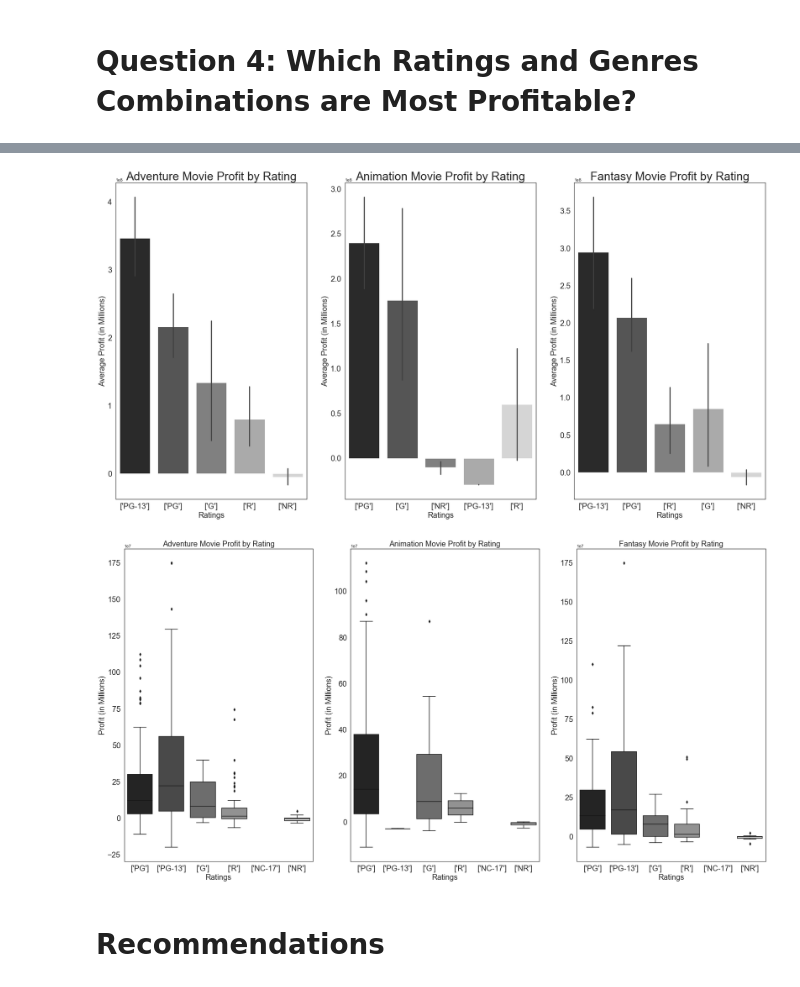
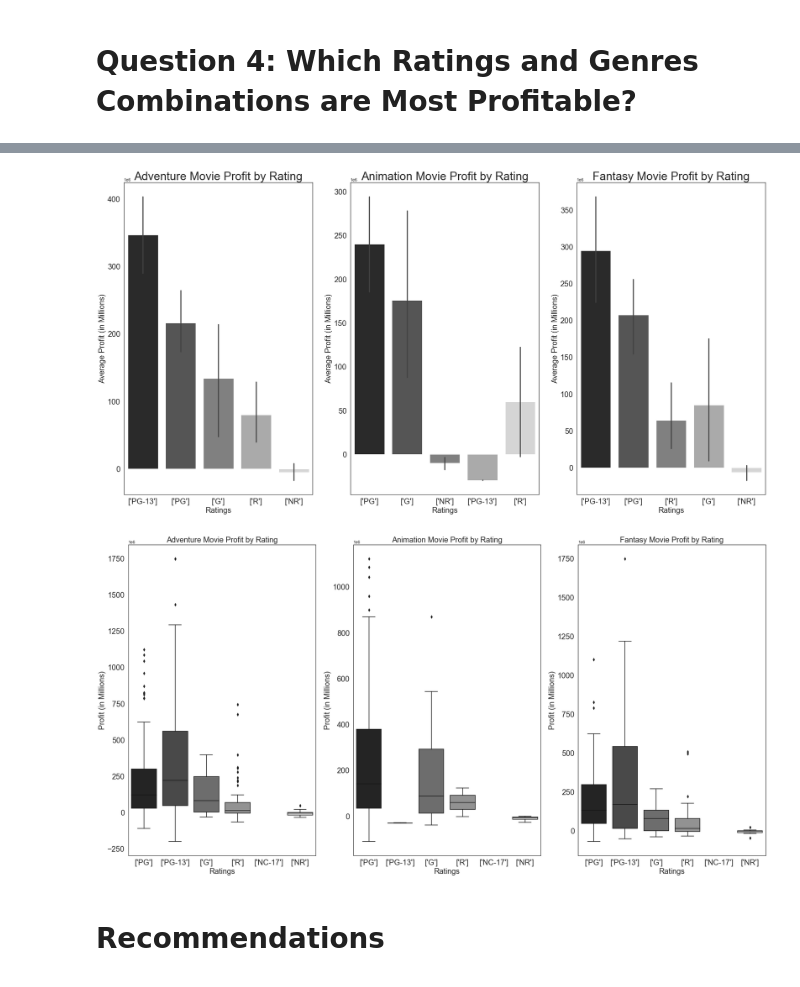
Before and after one commit to miriamsemmar/dsc-mod-1-project-v2-1-onl01-dtsc-pt-041320, a Jupyter notebook: student.ipynb, the cells around one changed output, grey strips where cells are left out. Drawn from its saved outputs; the diff is of its cells as text; code cells hidden in the pictures.

```diff
--- a/student.ipynb
+++ b/student.ipynb
@@ -1518,34 +1538,37 @@ Fantasy_df = (Explode_genres[Explode_genres['Genres']=='Fantasy'])
 # %%
 #Plotting Average Movie Profits by Rating
 
 sns.set_style('white')
 fig, (ax1, ax2, ax3) = plt.subplots(nrows=1, ncols=3,figsize=(30, 15))
 
 #Adventure subplot
 
 sns.barplot(x='Ratings', y='total_profit',data=Adventure_df,palette='gray',ax=ax1)
 ax1.set_ylabel('Average Profit (in Millions)',fontsize=20)
 ax1.set_xlabel('Ratings',fontsize=20)
 ax1.set_title('Adventure Movie Profit by Rating',fontsize=30)
 ax1.tick_params(labelsize=20)
+ax1.ticklabel_format(style='sci',scilimits = (6,6), axis='y')
 
 # #Animation subplot
 
 sns.barplot(x='Ratings', y='total_profit',data=Animation_df,palette='gray',ax=ax2)
 ax2.set_ylabel('Average Profit (in Millions)',fontsize=20)
 ax2.set_xlabel('Ratings',fontsize=20)
 ax2.set_title('Animation Movie Profit by Rating',fontsize=30)
 ax2.tick_params(labelsize=20)
+ax2.ticklabel_format(style='sci',scilimits = (6,6), axis='y')
 
 # #Fantasy subplot
 
 sns.barplot(x='Ratings', y='total_profit',data=Fantasy_df,palette='gray',ax=ax3)
 ax3.set_ylabel('Average Profit (in Millions)',fontsize=20)
 ax3.set_xlabel('Ratings',fontsize=20)
 ax3.set_title('Fantasy Movie Profit by Rating',fontsize=30)
 ax3.tick_params(labelsize=20)
+ax3.ticklabel_format(style='sci',scilimits = (6,6), axis='y')
 # %% [output]
-[figure, old version]
+[figure, new version]
 # %%
 #Plotting boxplot to see distribution
 
@@ -1560,7 +1583,7 @@ ax1.set_ylabel('Profit (in Millions)',fontsize=20)
 ax1.set_xlabel('Ratings',fontsize=20)
 ax1.set_title('Adventure Movie Profit by Rating',fontsize=20)
 ax1.tick_params(labelsize=20)
-ax1.ticklabel_format(style='sci',scilimits = (7,7), axis='y')
+ax1.ticklabel_format(style='sci',scilimits = (6,6), axis='y')
 
 #Animation subplot
 
@@ -1569,7 +1592,7 @@ ax2.set_ylabel('Profit (in Millions)',fontsize=20)
 ax2.set_xlabel('Ratings',fontsize=20)
 ax2.set_title('Animation Movie Profit by Rating',fontsize=20)
 ax2.tick_params(labelsize=20)
-ax2.ticklabel_format(style='sci',scilimits = (7,7), axis='y')
+ax2.ticklabel_format(style='sci',scilimits = (6,6), axis='y')
 
 #Fantasy subplot
 
@@ -1578,9 +1601,9 @@ ax3.set_ylabel('Profit (in Millions)',fontsize=20)
 ax3.set_xlabel('Ratings',fontsize=20)
 ax3.set_title('Fantasy Movie Profit by Rating',fontsize=20)
 ax3.tick_params(labelsize=20)
-ax3.ticklabel_format(style='sci',scilimits = (7,7), axis='y')
+ax3.ticklabel_format(style='sci',scilimits = (6,6), axis='y')
 # %% [output]
-[figure, old version]
+[figure, new version]
 # %% [markdown]
 # Recommendations
 # %% [markdown]
```
Also changed, not shown: parts of 5 cells of this notebook, 1 other file.
